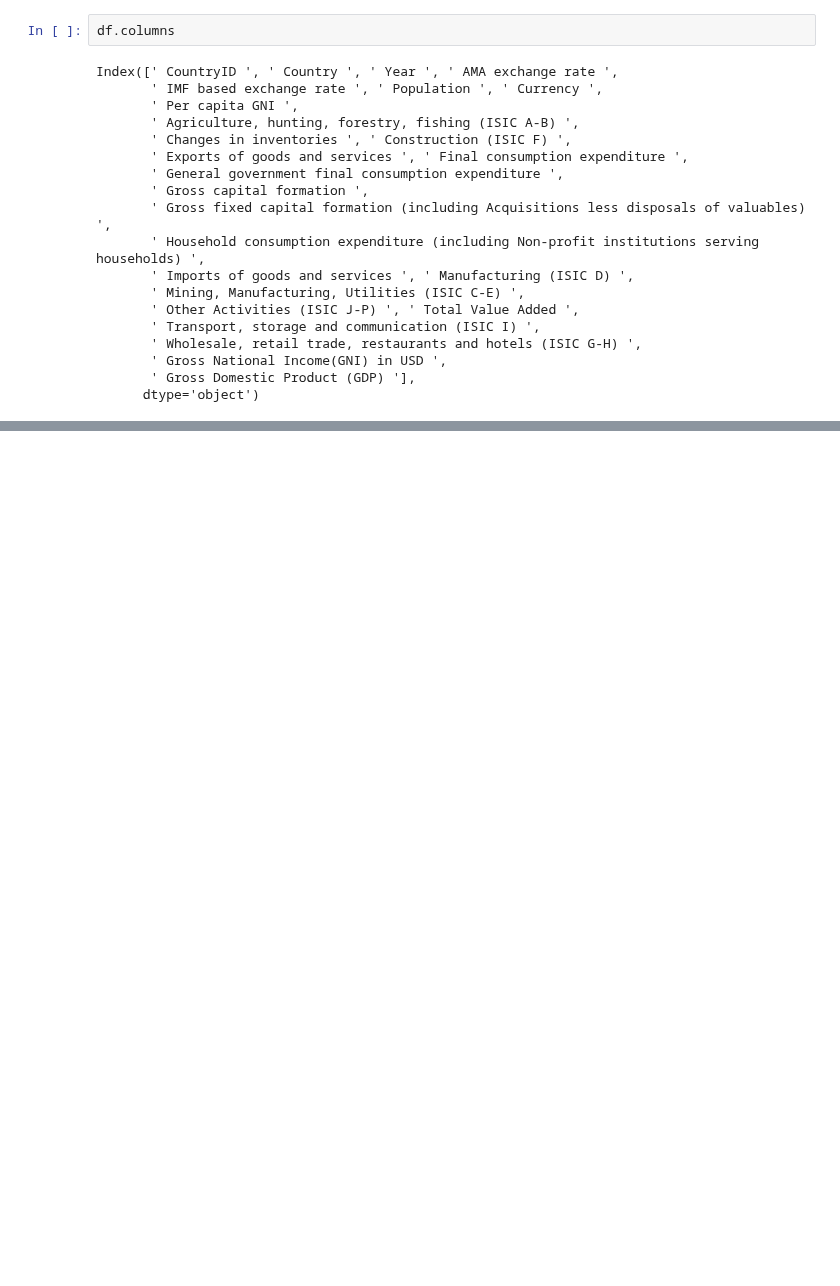
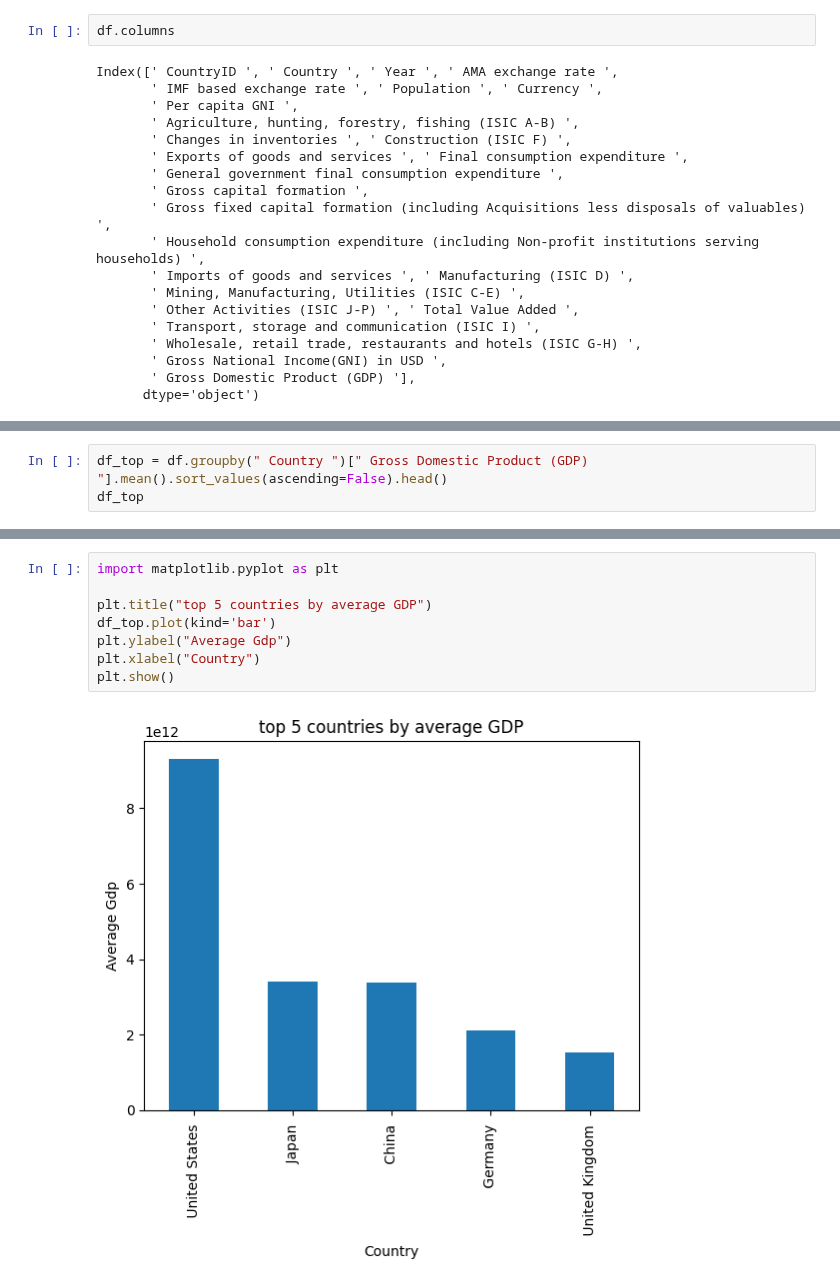
Before and after one commit to khoulaCode/machine-learning-code-orbit, a Jupyter notebook: from_almuhannad/global_economy_indicator.ipynb, the cells around one changed output, grey strips where cells are left out. Drawn from its saved outputs; the diff is of its cells as text; blank space fills up the shorter version.

```diff
--- a/from_almuhannad/global_economy_indicator.ipynb
+++ b/from_almuhannad/global_economy_indicator.ipynb
@@ -118,0 +47,3 @@ df.tail(10)
+# %%
+df_top = df.groupby(" Country ")[" Gross Domestic Product (GDP) "].mean().sort_values(ascending=False).head()
+df_top
@@ -118,0 +116,10 @@ df.tail(10)
+# %%
+import matplotlib.pyplot as plt
+
+plt.title("top 5 countries by average GDP")
+df_top.plot(kind='bar')
+plt.ylabel("Average Gdp")
+plt.xlabel("Country")
+plt.show()
+# %% [output]
+[figure, added]
```
Also changed, not shown: parts of 15 cells of this notebook.
